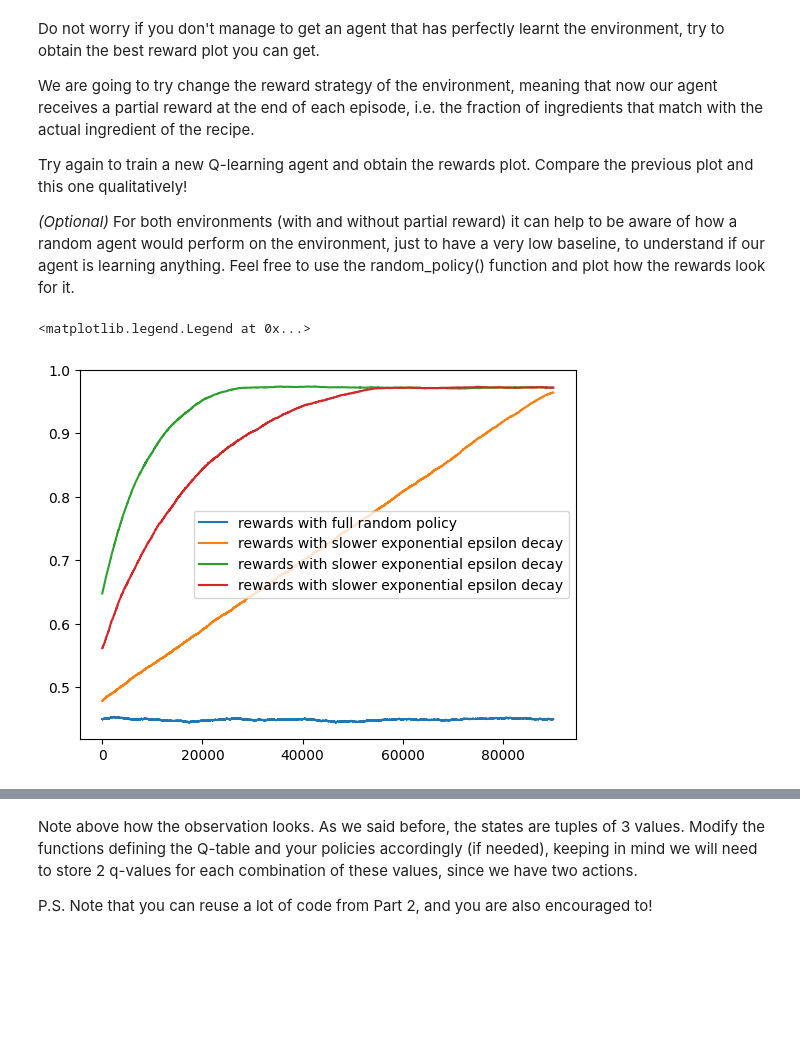
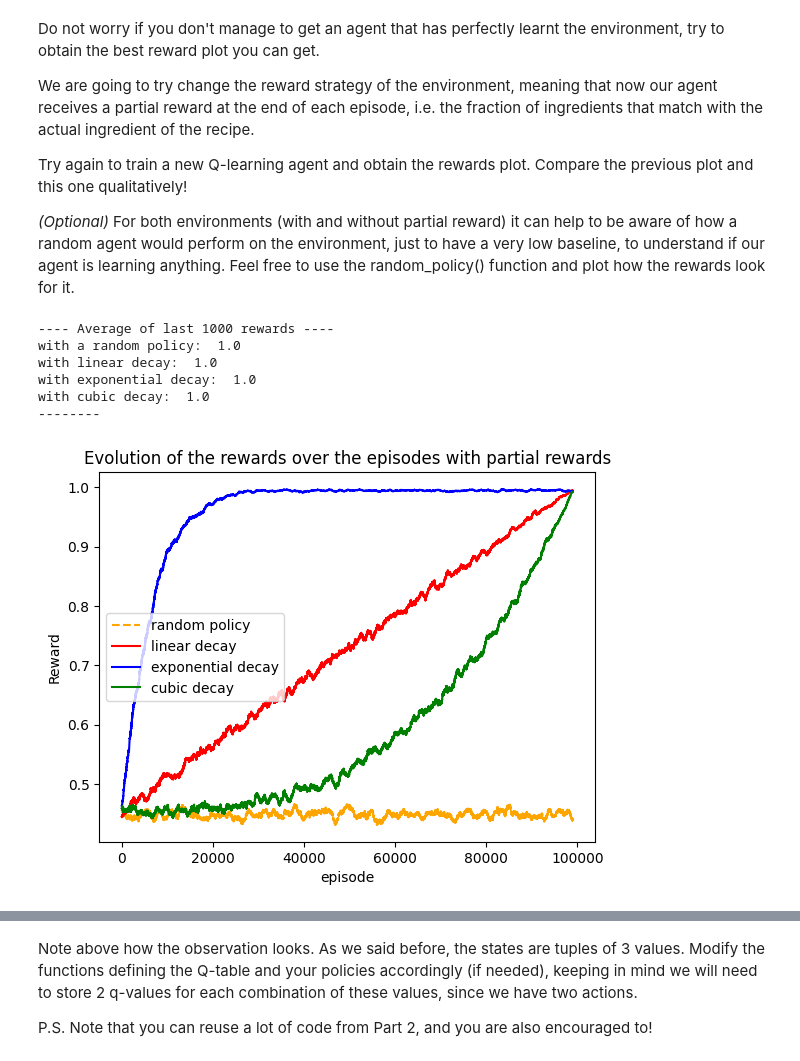
Before and after one commit to RaphBhz/NeuroSymbolicAI, a Jupyter notebook: Assignment1_RL.ipynb, the cells around one changed output, grey strips where cells are left out. Cells and saved outputs as stored; diff of their text form; code cells hidden in the pictures; blank space fills up the shorter version.

```diff
--- a/Assignment1_RL.ipynb
+++ b/Assignment1_RL.ipynb
@@ -396,20 +539,46 @@ We are going to try change the reward strategy of the environment, meaning that
 Try again to train a new Q-learning agent and obtain the rewards plot. Compare the previous plot and this one qualitatively!
 
 *(Optional)* For both environments (with and without partial reward) it can help to be aware of how a random agent would perform on the environment, just to have a very low baseline, to understand if our agent is learning anything. Feel free to use the random_policy() function and plot how the rewards look for it.
-# %%
-env = PancakeEnv(recipes, max_pancake_size=6, partial_reward=True)
-
-"""Your code here"""
-r_random_with_partial = learn(random_epsilon)
-r_linear_with_partial = learn(linear_epsilon)
-r_exp_with_partial = learn(exp_epsilon)
-r_slower_exp_with_partial = learn(slower_exp_epsilon)
-
-plt.plot(moving_average(r_random_with_partial, 10000), label='rewards with full random policy')
-plt.plot(moving_average(r_linear_with_partial, 10000), label='rewards with slower exponential epsilon decay')
-plt.plot(moving_average(r_exp_with_partial, 10000), label='rewards with slower exponential epsilon decay')
-plt.plot(moving_average(r_slower_exp_with_partial, 10000), label='rewards with slower exponential epsilon decay')
-plt.legend()
-# %% [output]
-<matplotlib.legend.Legend at 0x...>
-[figure, removed]
+# %%
+# First, we compute the rewards for a complete random policy without partial rewards
+r_random, r_random_qtable = qlearn(random_epsilon, q_table())
+
+# We set up the system to give partial rewards
+env = PancakeEnv(recipes, max_pancake_size=6, partial_reward=True)
+
+# Now that the system is updated we can re-compute the rewards value with partial rewards
+r_random_with_partial, r_random_with_partial_qtable = qlearn(random_epsilon, q_table())
+r_lin_with_partial, r_lin_with_partial_qtable = qlearn(lin_epsilon, q_table())
+r_exp_with_partial, r_exp_with_partial_qtable = qlearn(exp_epsilon, q_table())
+r_cub_with_partial, r_cub_with_partial_qtable = qlearn(cub_epsilon, q_table())
+# %%
+# We plot the results
+plt.plot(moving_average(r_random_with_partial, 1000), '--', label='random policy', color='orange')
+plt.plot(moving_average(r_lin_with_partial, 1000), label='linear decay', color='red')
+plt.plot(moving_average(r_exp_with_partial, 1000), label='exponential decay', color='blue')
+plt.plot(moving_average(r_cub_with_partial, 1000), label='cubic decay', color='green')
+plt.title('Evolution of the rewards over the episodes with partial rewards')
+plt.xlabel('episode')
+plt.ylabel('Reward')
+plt.legend()
+
+perf_random_partial, _ = qlearn(np.zeros(1000), r_random_with_partial_qtable)
+perf_lin_partial, _ = qlearn(np.zeros(1000), r_lin_with_partial_qtable)
+perf_exp_partial, _ = qlearn(np.zeros(1000), r_exp_with_partial_qtable)
+perf_cub_partial, _ = qlearn(np.zeros(1000), r_cub_with_partial_qtable)
+
+# We compute the average of the last 1000 performances of each system to get an idea of their optimality after the training
+print('---- Average of last 1000 rewards ----')
+print('with a random policy: ', sum(perf_random_partial)/1000)
+print('with linear decay: ', sum(perf_lin_partial)/1000)
+print('with exponential decay: ', sum(perf_exp_partial)/1000)
+print('with cubic decay: ', sum(perf_cub_partial)/1000)
+print('--------')
+# %% [output]
+---- Average of last 1000 rewards ----
+with a random policy:  1.0
+with linear decay:  1.0
+with exponential decay:  1.0
+with cubic decay:  1.0
+--------
+[figure, added]
```
Also changed, not shown: parts of 26 cells of this notebook.
